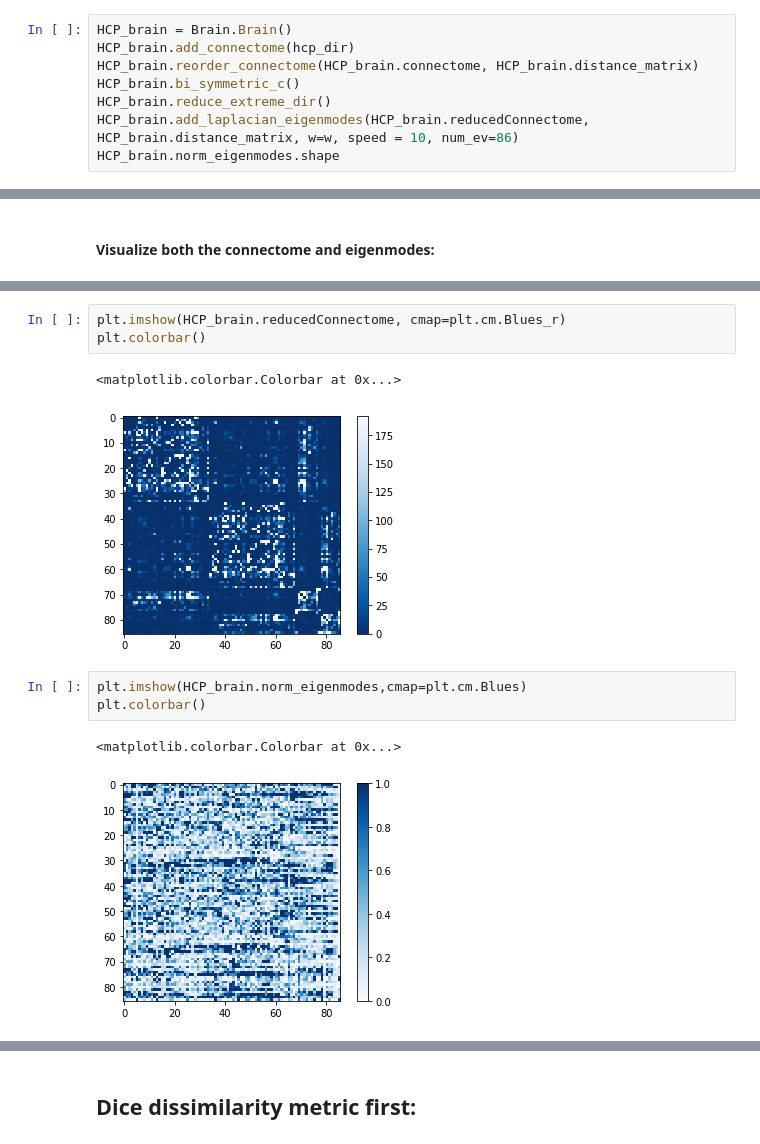
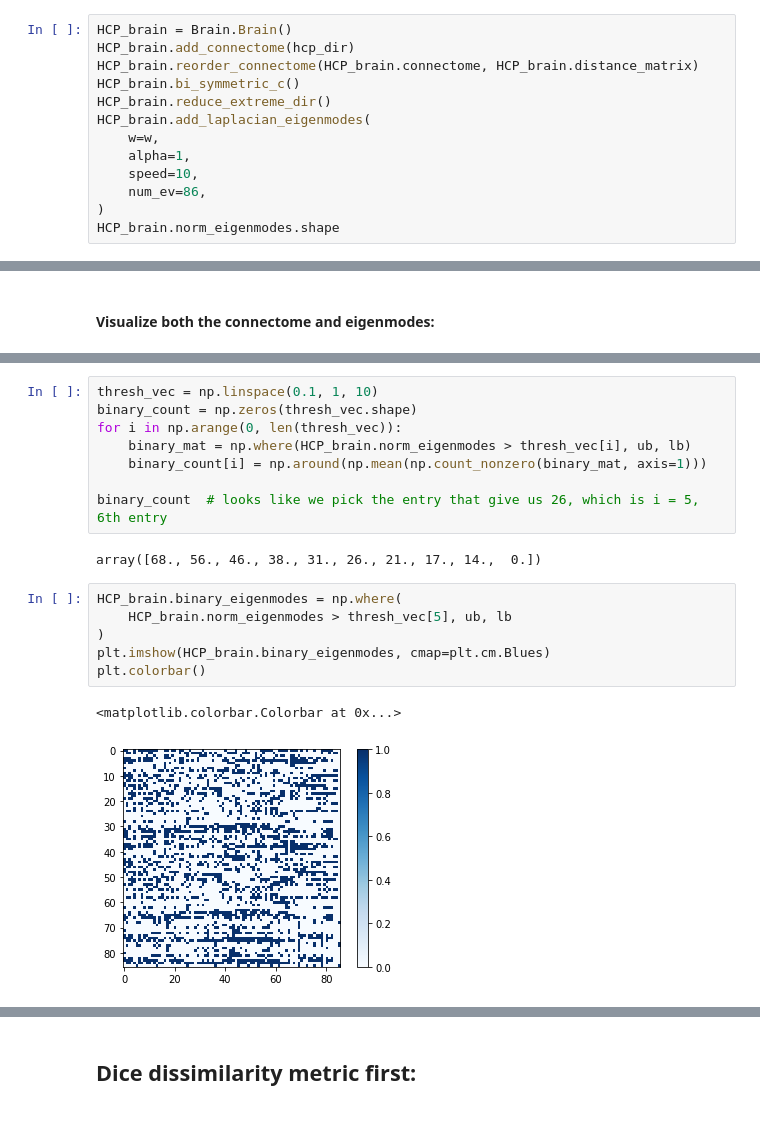
Before and after one commit to Raj-Lab-UCSF/spectrome, a Jupyter notebook: spectrome/notebooks/complex_laplacian/HCP_eigenmodes.ipynb, the cells around one changed output, grey strips where cells are left out. Saved outputs shown, nothing was run; the diff lists cells and outputs as text.

Commit message:
redefined laplacian, changed Brain.py to reflect new laplacian code, added old version of network_transfer_function, edited eigenmode module to have dice and entropy code

```diff
--- a/spectrome/notebooks/complex_laplacian/HCP_eigenmodes.ipynb
+++ b/spectrome/notebooks/complex_laplacian/HCP_eigenmodes.ipynb
@@ -128,7 +150,12 @@ HCP_brain.add_connectome(hcp_dir)
 HCP_brain.reorder_connectome(HCP_brain.connectome, HCP_brain.distance_matrix)
 HCP_brain.bi_symmetric_c()
 HCP_brain.reduce_extreme_dir()
-HCP_brain.add_laplacian_eigenmodes(HCP_brain.reducedConnectome, HCP_brain.distance_matrix, w=w, speed = 10, num_ev=86)
+HCP_brain.add_laplacian_eigenmodes(
+    w=w,
+    alpha=1,
+    speed=10,
+    num_ev=86,
+)
 HCP_brain.norm_eigenmodes.shape
 # %% [output]
 (86, 86)
@@ -137,12 +334,19 @@ HCP_brain.norm_eigenmodes.shape
+# %%
+thresh_vec = np.linspace(0.1, 1, 10)
+binary_count = np.zeros(thresh_vec.shape)
+for i in np.arange(0, len(thresh_vec)):
+    binary_mat = np.where(HCP_brain.norm_eigenmodes > thresh_vec[i], ub, lb)
+    binary_count[i] = np.around(np.mean(np.count_nonzero(binary_mat, axis=1)))
+
+binary_count  # looks like we pick the entry that give us 26, which is i = 5, 6th entry
+# %% [output]
+array([68., 56., 46., 38., 31., 26., 21., 17., 14.,  0.])
 # %%
-plt.imshow(HCP_brain.reducedConnectome, cmap=plt.cm.Blues_r)
+HCP_brain.binary_eigenmodes = np.where(
+    HCP_brain.norm_eigenmodes > thresh_vec[5], ub, lb
+)
+plt.imshow(HCP_brain.binary_eigenmodes, cmap=plt.cm.Blues)
 plt.colorbar()
 # %% [output]
 <matplotlib.colorbar.Colorbar at 0x...>
-[figure, old version]
+[figure, new version]
-# %%
-plt.imshow(HCP_brain.norm_eigenmodes,cmap=plt.cm.Blues)
-plt.colorbar()
-# %% [output]
-<matplotlib.colorbar.Colorbar at 0x...>
-[figure, removed]
```
Also changed, not shown: parts of 40 cells of this notebook, 9 other files.
